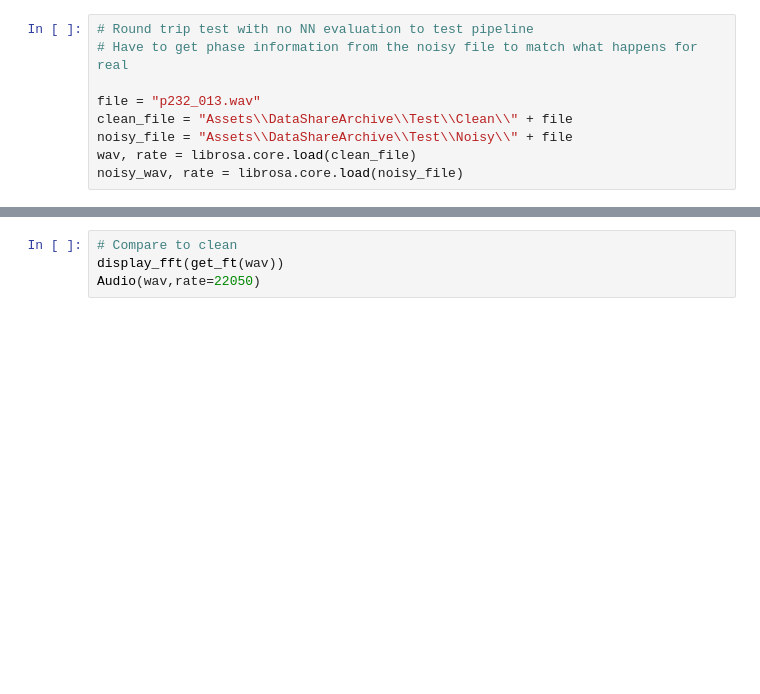
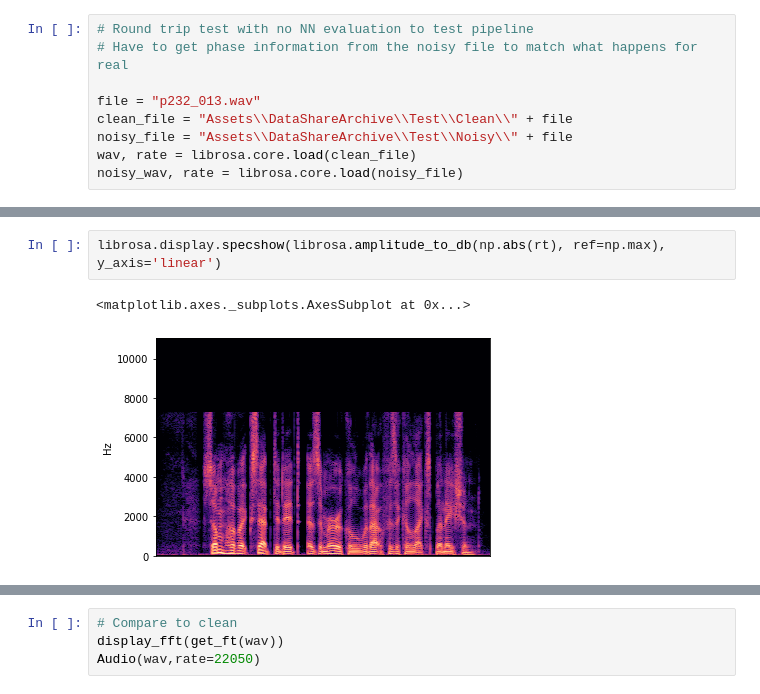
Before and after one commit to dweih/AudioCleaning, a Jupyter notebook: Basic Tests.ipynb, the cells around one changed output, grey strips where cells are left out. Drawn from its saved outputs; the diff is of its cells as text; blank space fills up the shorter version.

```diff
--- a/Basic Tests.ipynb
+++ b/Basic Tests.ipynb
@@ -144,3 +244,8 @@ Audio(rwav,rate=22050)
+# %%
+librosa.display.specshow(librosa.amplitude_to_db(np.abs(rt), ref=np.max), y_axis='linear')
+# %% [output]
+<matplotlib.axes._subplots.AxesSubplot at 0x...>
+[figure, added]
 # %%
 print("Clean")
 wav, rate = librosa.core.load(clean_file)
```
Also changed, not shown: parts of 14 cells of this notebook.
